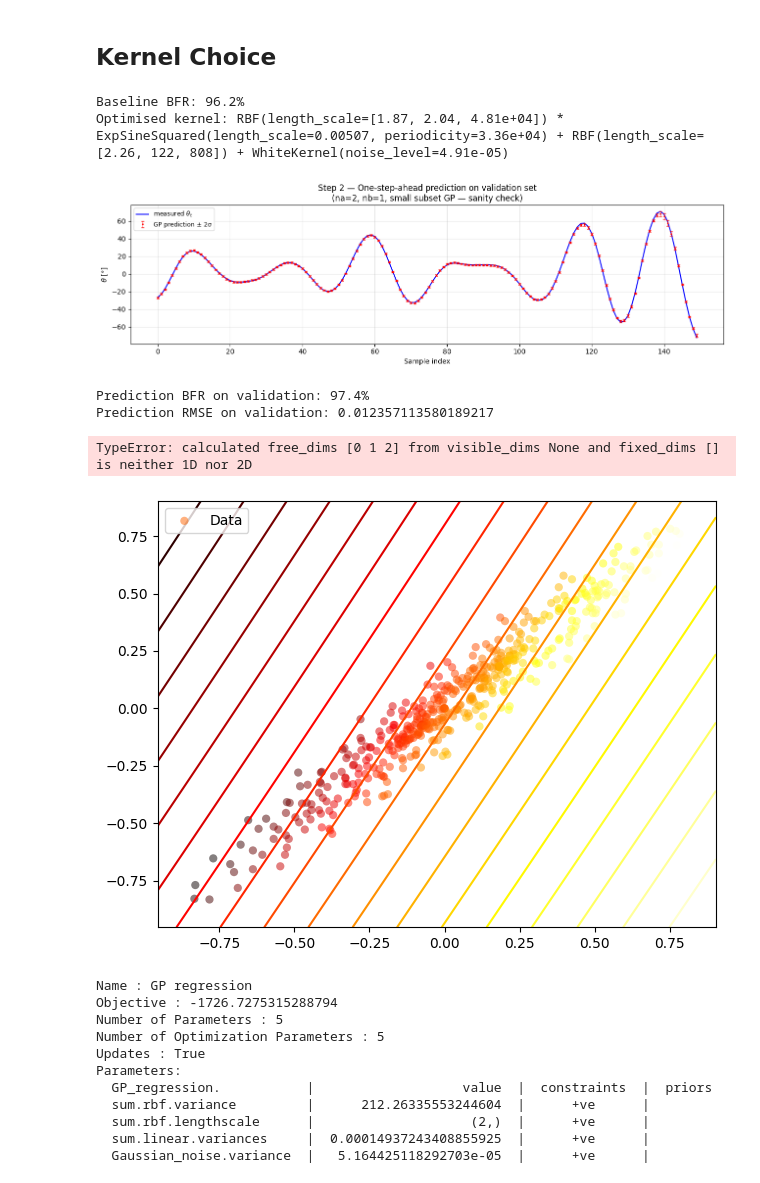
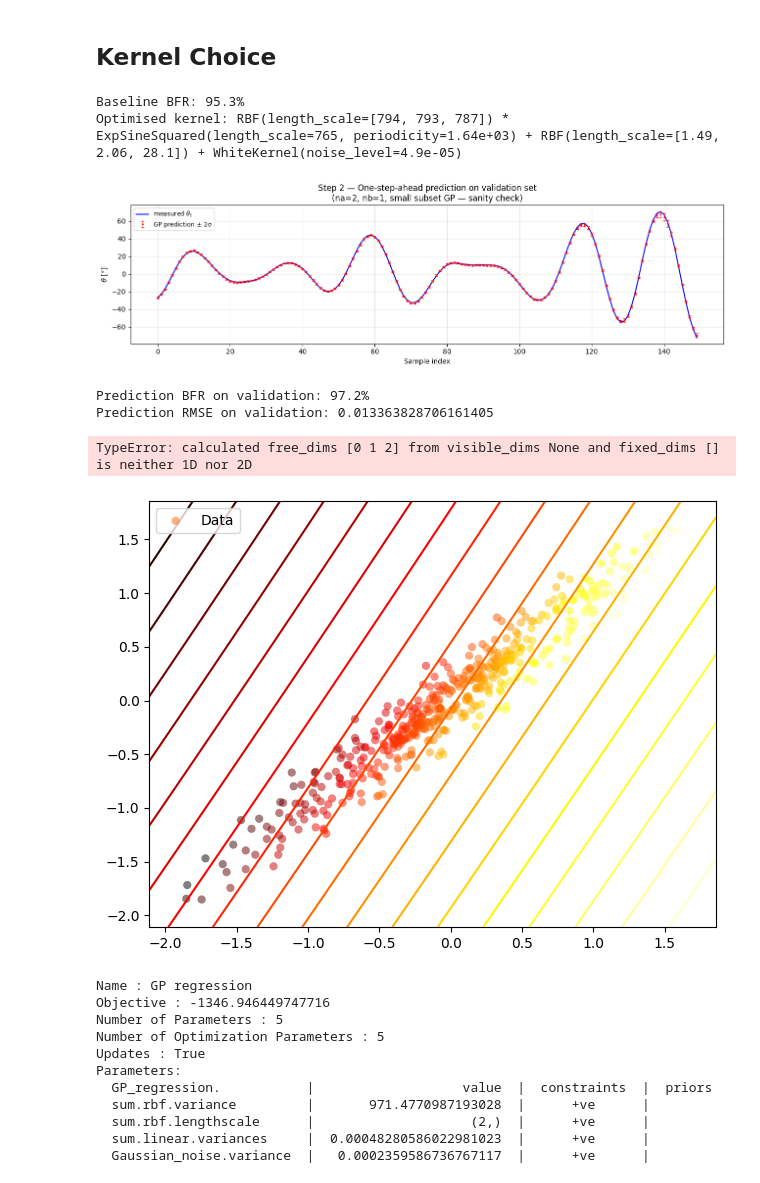
Before and after one commit to SpyrosAnog/ML-for-control-systems-Pendulum, a Jupyter notebook: GaussianProcess.ipynb, the cells around one changed output. Saved outputs shown, nothing was run; the diff lists cells and outputs as text; code cells hidden in the pictures.

```diff
--- a/GaussianProcess.ipynb
+++ b/GaussianProcess.ipynb
@@ -85,11 +85,11 @@ Estimated σ_e² ≈ 0.006874 rad²
 def make_training_data(u, th, na, nb):
     X, Y = [], []
     for k in range(max(na, nb), len(u)):
-        X.append([th[k-i] for i in range(1, na+1)] + [u[k]])
+        X.append([th[k-i] for i in range(1, na+1)] + [u[k-i] for i in range(nb)])
         Y.append(th[k])
     return np.array(X), np.array(Y)
 
-na, nb = 2, 1
+na, nb = 4, 2
 
 Xtrain, Ytrain = make_training_data(u_train, th_train, na, nb)
 Xval,   Yval   = make_training_data(u_val,   th_val,   na, nb)
@@ -251,8 +251,8 @@ Ypred_val = reg.predict(Xval[:200])
 print(f"Baseline BFR: {BFR(Yval[:200], Ypred_val):.1f}%")
 print(f"Optimised kernel: {reg.kernel_}")
 # %% [output]
-Baseline BFR: 96.2%
-Optimised kernel: RBF(length_scale=[1.87, 2.04, 4.81e+04]) * ExpSineSquared(length_scale=0.00507, periodicity=3.36e+04) + RBF(length_scale=[2.26, 122, 808]) + WhiteKernel(noise_level=4.91e-05)
+Baseline BFR: 95.3%
+Optimised kernel: RBF(length_scale=[794, 793, 787]) * ExpSineSquared(length_scale=765, periodicity=1.64e+03) + RBF(length_scale=[1.49, 2.06, 28.1]) + WhiteKernel(noise_level=4.9e-05)
 # %%
 # From Exercise 5 Cell 48 pattern: plot measured vs predicted with uncertainty bars
 # Uses the baseline reg fitted in Cell 3
@@ -275,8 +275,8 @@ print(f"Prediction BFR on validation: {BFR(Yval[:150], Ypred_plot):.1f}%")
 print(f"Prediction RMSE on validation: {RMSE(Yval[:150], Ypred_plot)}")
 # %% [output]
 [figure]
-Prediction BFR on validation: 97.4%
-Prediction RMSE on validation: 0.012357113580189217
+Prediction BFR on validation: 97.2%
+Prediction RMSE on validation: 0.013363828706161405
 # %%
 import GPy
 
@@ -296,49 +296,49 @@ import numpy as np
 import matplotlib.pyplot as plt
 import GPy
 
-X = Xtrain[:500]
-Y = Ytrain[:500].reshape(-1, 1)
+X = Xtrain_s[:500]
+Y = Ytrain_s[:500].reshape(-1, 1)
 
 kernel_theta = GPy.kern.RBF(
     input_dim=na,
     active_dims=list(range(na)),
     ARD=True
 )
 
 kernel_u = GPy.kern.Linear(
     input_dim=nb,
     active_dims=list(range(na, na + nb))
 )
 
 kernel = kernel_theta + kernel_u
 
 m_full = GPy.models.GPRegression(X, Y, kernel=kernel)
 m_full.optimize('bfgs')
 
 
 
 fixed_inputs = [
     (2, float(X[:, 2].mean()))
 ]
 
 m_full.plot(
     visible_dims=[0, 1],
     fixed_inputs=fixed_inputs
 )
 
 plt.show()
 print(m_full)
 # %% [output]
-[figure, old version]
+[figure, new version]
 Name : GP regression
-Objective : -1726.7275315288794
+Objective : -1346.946449747716
 Number of Parameters : 5
 Number of Optimization Parameters : 5
 Updates : True
 Parameters:
   GP_regression.           |                   value  |  constraints  |  priors
-  sum.rbf.variance         |      212.26335553244604  |      +ve      |
+  sum.rbf.variance         |       971.4770987193028  |      +ve      |
   sum.rbf.lengthscale      |                    (2,)  |      +ve      |
-  sum.linear.variances     |  0.00014937243408855925  |      +ve      |
-  Gaussian_noise.variance  |   5.164425118292703e-05  |      +ve      |
+  sum.linear.variances     |  0.00048280586022981023  |      +ve      |
+  Gaussian_noise.variance  |   0.0002359586736767117  |      +ve      |
 # %%
```
Also changed, not shown: parts of 4 cells of this notebook.
